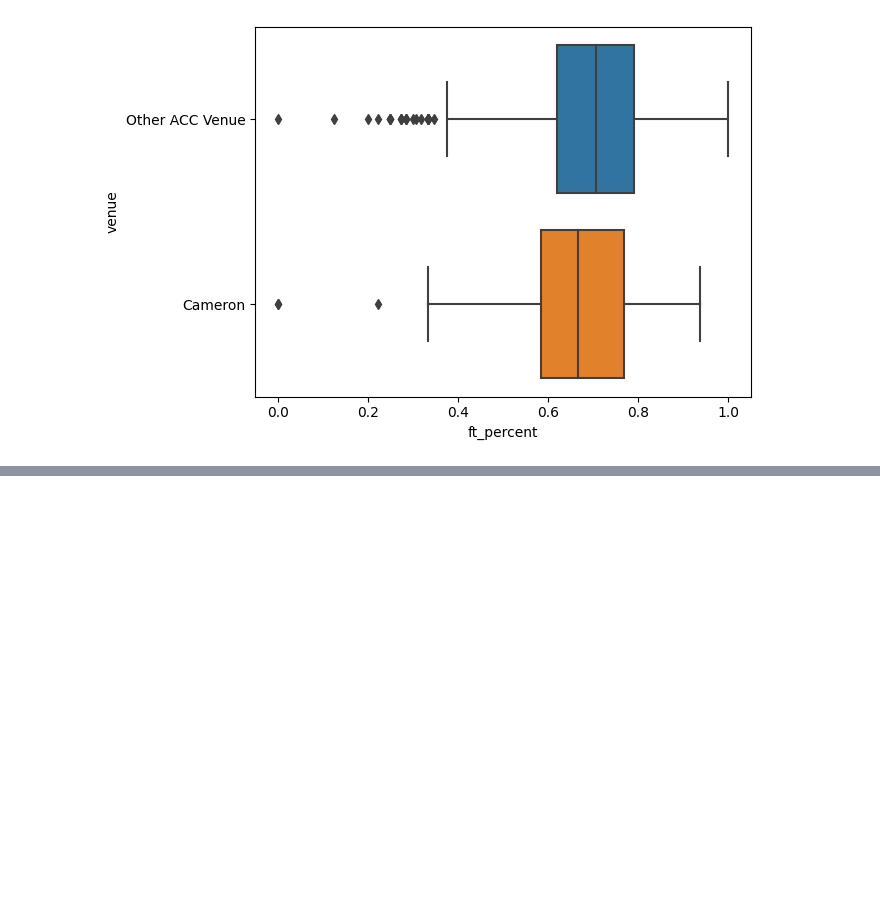
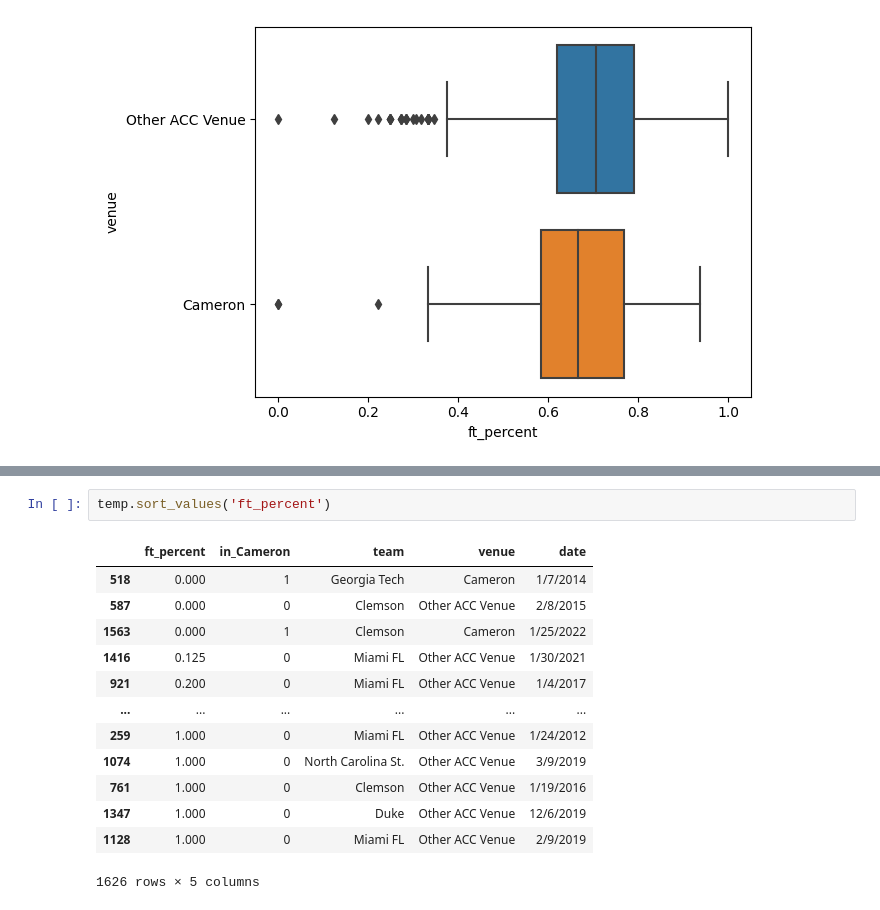
Before and after one commit to kevinfeng77/CS-216-Final-project, a Jupyter notebook: Final project notebook.ipynb, the cells around one changed output, grey strips where cells are left out. Saved outputs shown, nothing was run; the diff lists cells and outputs as text; blank space fills up the shorter version.

```diff
--- a/Final project notebook.ipynb
+++ b/Final project notebook.ipynb
@@ -236,0 +238,16 @@ sns.stripplot(data=temp, x="ft_percent", y="venue")
+# %%
+temp.sort_values('ft_percent')
+# %% [output]
+|  | ft_percent | in_Cameron | team | venue | date |
+| 518 | 0.000 | 1 | Georgia Tech | Cameron | 1/7/2014 |
+| 587 | 0.000 | 0 | Clemson | Other ACC Venue | 2/8/2015 |
+| 1563 | 0.000 | 1 | Clemson | Cameron | 1/25/2022 |
+| 1416 | 0.125 | 0 | Miami FL | Other ACC Venue | 1/30/2021 |
+| 921 | 0.200 | 0 | Miami FL | Other ACC Venue | 1/4/2017 |
+| ... | ... | ... | ... | ... | ... |
+| 259 | 1.000 | 0 | Miami FL | Other ACC Venue | 1/24/2012 |
+| 1074 | 1.000 | 0 | North Carolina St. | Other ACC Venue | 3/9/2019 |
+| 761 | 1.000 | 0 | Clemson | Other ACC Venue | 1/19/2016 |
+| 1347 | 1.000 | 0 | Duke | Other ACC Venue | 12/6/2019 |
+| 1128 | 1.000 | 0 | Miami FL | Other ACC Venue | 2/9/2019 |
+1626 rows × 5 columns
```
Also changed, not shown: parts of 4 cells of this notebook.
